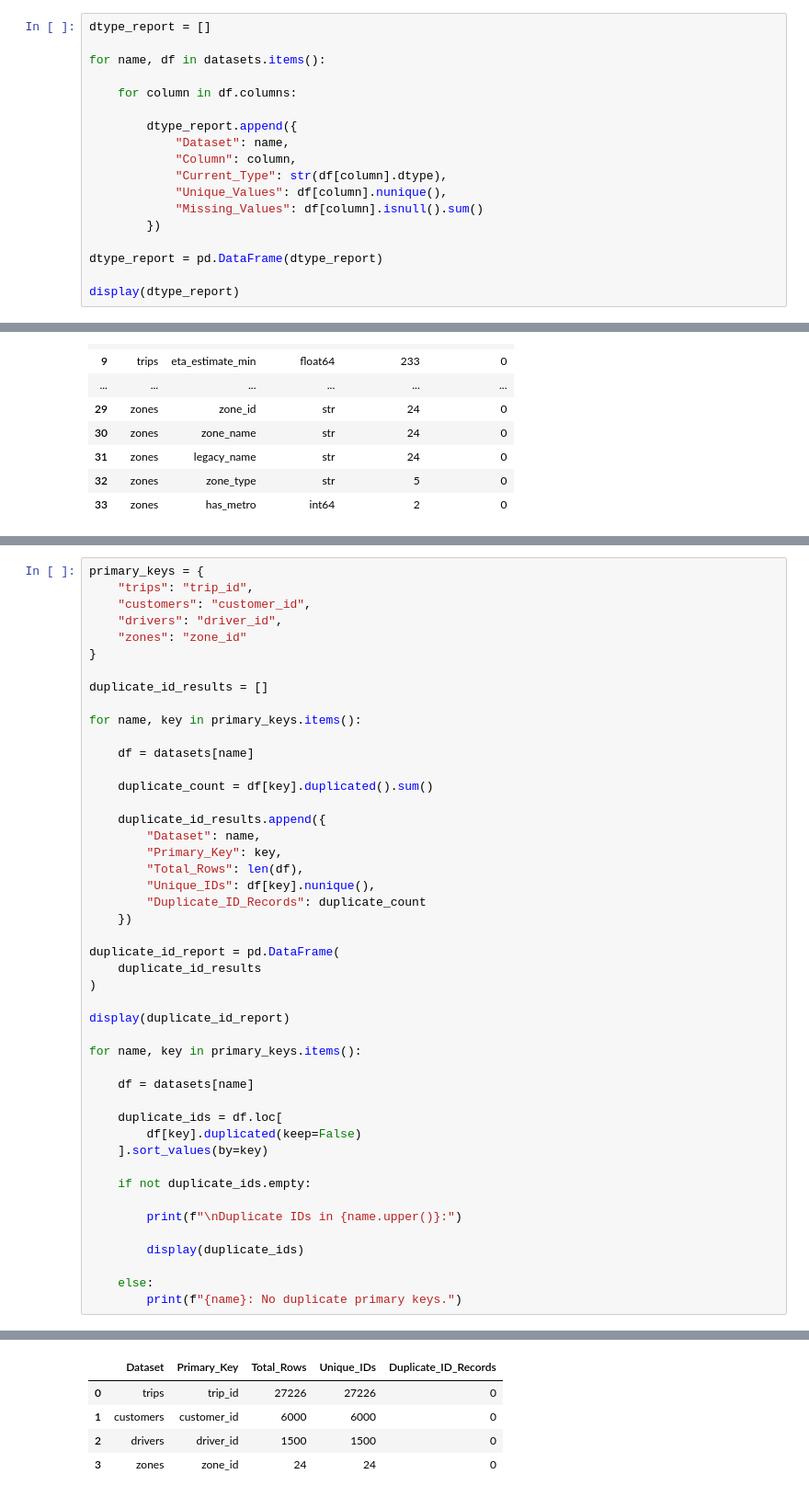
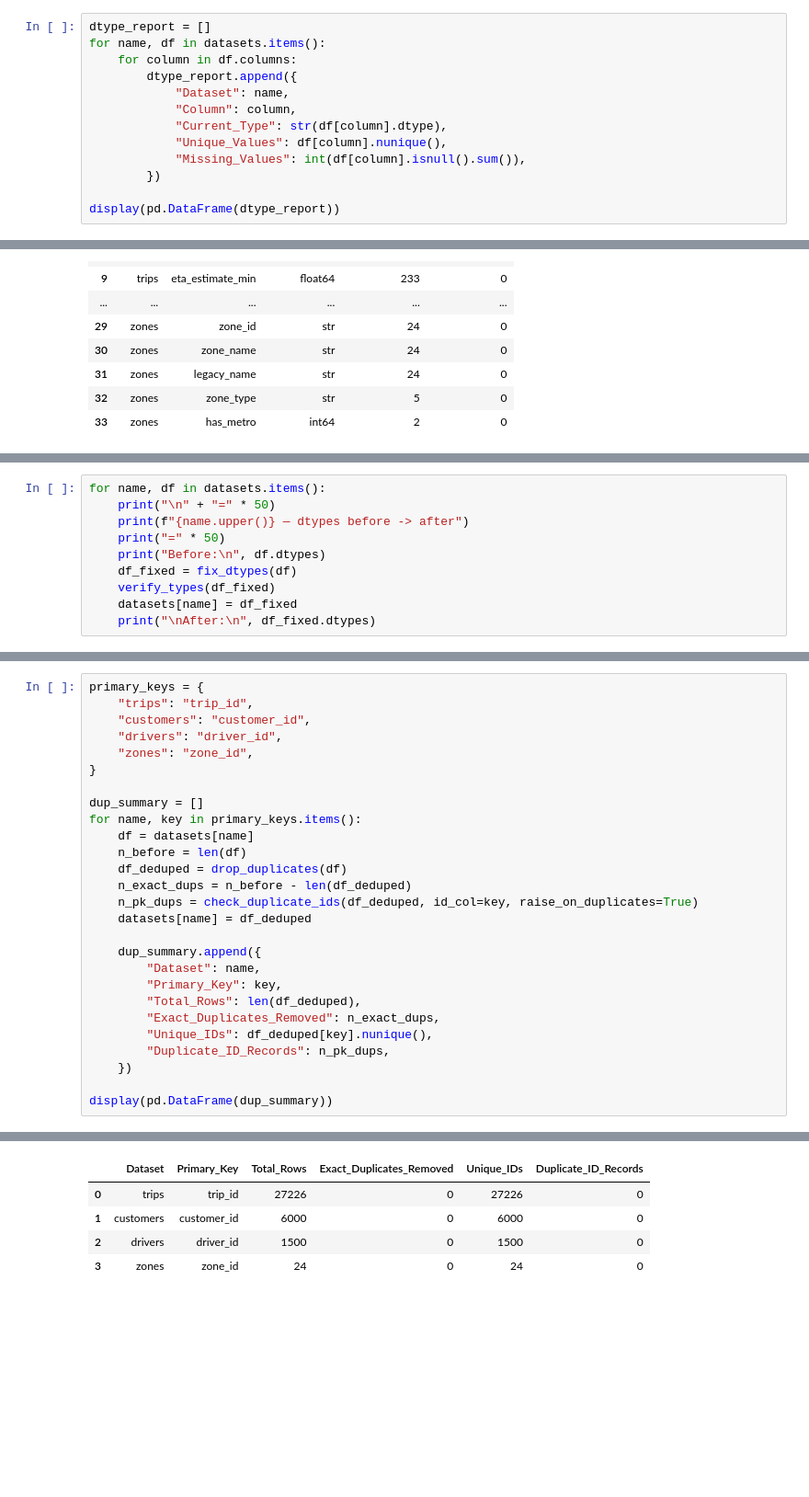
Before and after one commit to bassant2005/cairogo-ride-failure-prediction, a Jupyter notebook: notebooks/07_data_types_validation.ipynb, the cells around one changed output, grey strips where cells are left out. Shown at 92% size. Drawn from its saved outputs; the diff is of its cells as text; blank space fills up the shorter version.

```diff
--- a/notebooks/data_types_validation.ipynb
+++ b/notebooks/07_data_types_validation.ipynb
@@ -24,21 +60,16 @@ datasets = {
 # %%
 dtype_report = []
-
 for name, df in datasets.items():
-
     for column in df.columns:
-
         dtype_report.append({
             "Dataset": name,
             "Column": column,
             "Current_Type": str(df[column].dtype),
             "Unique_Values": df[column].nunique(),
-            "Missing_Values": df[column].isnull().sum()
+            "Missing_Values": int(df[column].isnull().sum()),
         })
 
-dtype_report = pd.DataFrame(dtype_report)
-
-display(dtype_report)
+display(pd.DataFrame(dtype_report))
 # %% [output]
 |  | Dataset | Column | Current_Type | Unique_Values | Missing_Values |
 | 0 | trips | trip_id | int64 | 27226 | 0 |
@@ -205,0 +120,10 @@ for name, df in datasets.items():
+# %%
+for name, df in datasets.items():
+    print("\n" + "=" * 50)
+    print(f"{name.upper()} — dtypes before -> after")
+    print("=" * 50)
+    print("Before:\n", df.dtypes)
+    df_fixed = fix_dtypes(df)
+    verify_types(df_fixed)
+    datasets[name] = df_fixed
+    print("\nAfter:\n", df_fixed.dtypes)
@@ -208,45 +154,26 @@ primary_keys = {
     "trips": "trip_id",
     "customers": "customer_id",
     "drivers": "driver_id",
-    "zones": "zone_id"
+    "zones": "zone_id",
 }
 
-duplicate_id_results = []
+dup_summary = []
+for name, key in primary_keys.items():
+    df = datasets[name]
+    n_before = len(df)
+    df_deduped = drop_duplicates(df)
+    n_exact_dups = n_before - len(df_deduped)
+    n_pk_dups = check_duplicate_ids(df_deduped, id_col=key, raise_on_duplicates=True)
+    datasets[name] = df_deduped
 
-for name, key in primary_keys.items():
-
-    df = datasets[name]
-
-    duplicate_count = df[key].duplicated().sum()
-
-    duplicate_id_results.append({
+    dup_summary.append({
         "Dataset": name,
         "Primary_Key": key,
-        "Total_Rows": len(df),
-        "Unique_IDs": df[key].nunique(),
-        "Duplicate_ID_Records": duplicate_count
+        "Total_Rows": len(df_deduped),
+        "Exact_Duplicates_Removed": n_exact_dups,
+        "Unique_IDs": df_deduped[key].nunique(),
+        "Duplicate_ID_Records": n_pk_dups,
     })
 
-duplicate_id_report = pd.DataFrame(
-    duplicate_id_results
-)
-
-display(duplicate_id_report)
-
-for name, key in primary_keys.items():
-
-    df = datasets[name]
-
-    duplicate_ids = df.loc[
-        df[key].duplicated(keep=False)
-    ].sort_values(by=key)
-
-    if not duplicate_ids.empty:
-
-        print(f"\nDuplicate IDs in {name.upper()}:")
-
-        display(duplicate_ids)
-
-    else:
-        print(f"{name}: No duplicate primary keys.")
+display(pd.DataFrame(dup_summary))
 # %% [output]
@@ -253,5 +184,5 @@ for name, key in primary_keys.items():
-|  | Dataset | Primary_Key | Total_Rows | Unique_IDs | Duplicate_ID_Records |
-| 0 | trips | trip_id | 27226 | 27226 | 0 |
-| 1 | customers | customer_id | 6000 | 6000 | 0 |
-| 2 | drivers | driver_id | 1500 | 1500 | 0 |
-| 3 | zones | zone_id | 24 | 24 | 0 |
+|  | Dataset | Primary_Key | Total_Rows | Exact_Duplicates_Removed | Unique_IDs | Duplicate_ID_Records |
+| 0 | trips | trip_id | 27226 | 0 | 27226 | 0 |
+| 1 | customers | customer_id | 6000 | 0 | 6000 | 0 |
+| 2 | drivers | driver_id | 1500 | 0 | 1500 | 0 |
+| 3 | zones | zone_id | 24 | 0 | 24 | 0 |
```
Also changed, not shown: parts of 19 cells of this notebook, 4 other files.
